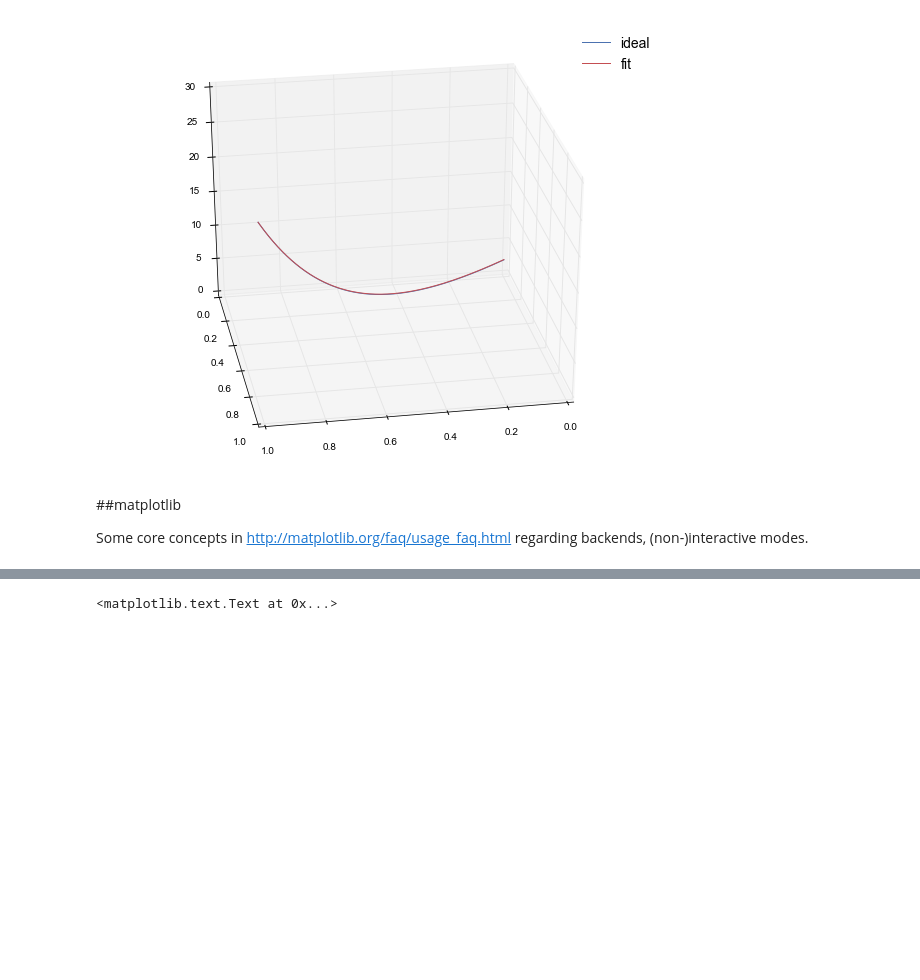
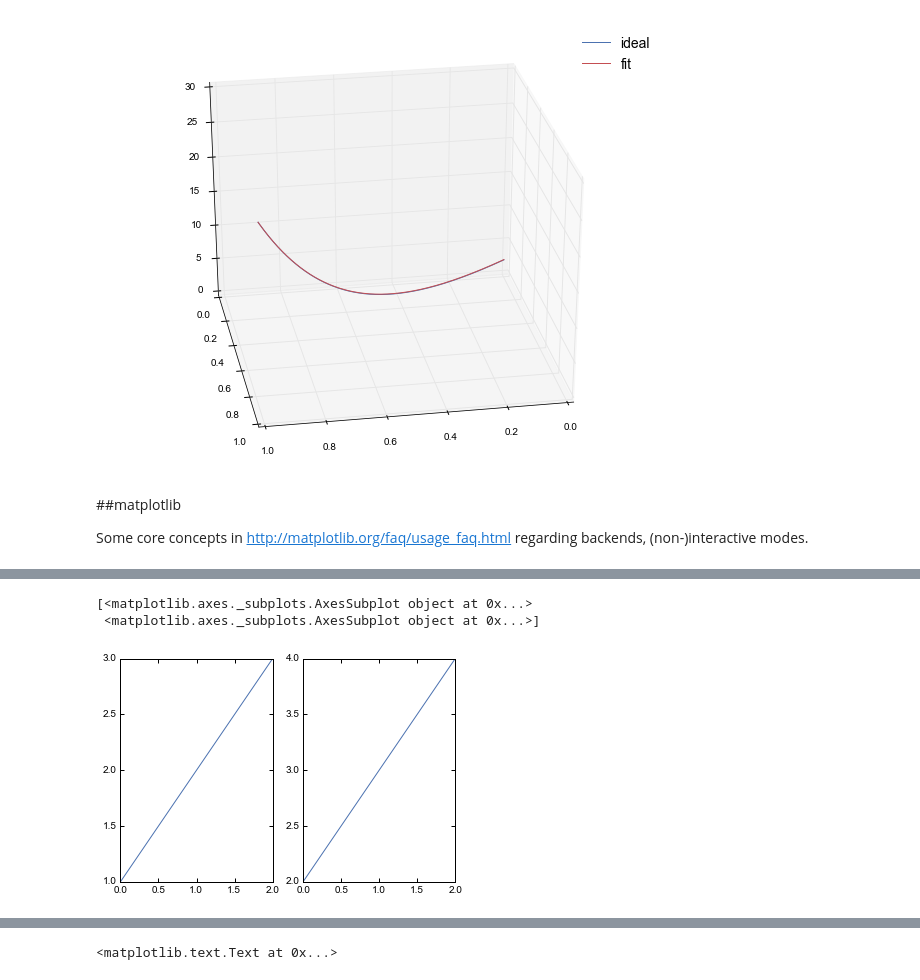
Before and after one commit to terencezl/scientific-python-walkabout, a Jupyter notebook: scientific-python-walkabout.ipynb, the cells around one changed output, grey strips where cells are left out. Cells and saved outputs as stored; diff of their text form; code cells hidden in the pictures; blank space fills up the shorter version.

```diff
--- a/scientific-python-walkabout.ipynb
+++ b/scientific-python-walkabout.ipynb
@@ -211,0 +395,18 @@ Some core concepts in http://matplotlib.org/faq/usage_faq.html regarding backend
+# %%
+# Or use the object oriented interface
+
+fig, axes = plt.subplots(1, 2)
+plt.plot([2,3,4])
+print(axes)
+ax = axes[0]
+ax.plot([1,2,3])
+# if you are not using notebook, and have switched on interactive mode by plt.ion(),
+# you need to explicitly say
+plt.draw()
+
+# But it doesn't hurt if you say it anyway.
+# So there I said it.
+# %% [output]
+[<matplotlib.axes._subplots.AxesSubplot object at 0x...>
+ <matplotlib.axes._subplots.AxesSubplot object at 0x...>]
+[figure, added]
```
Also changed, not shown: parts of 20 cells of this notebook.
